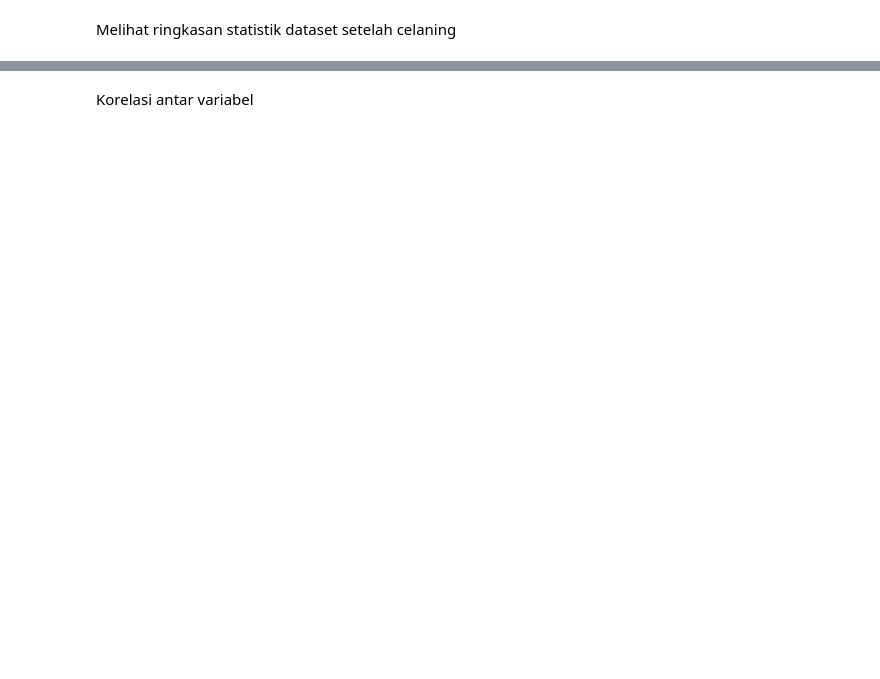
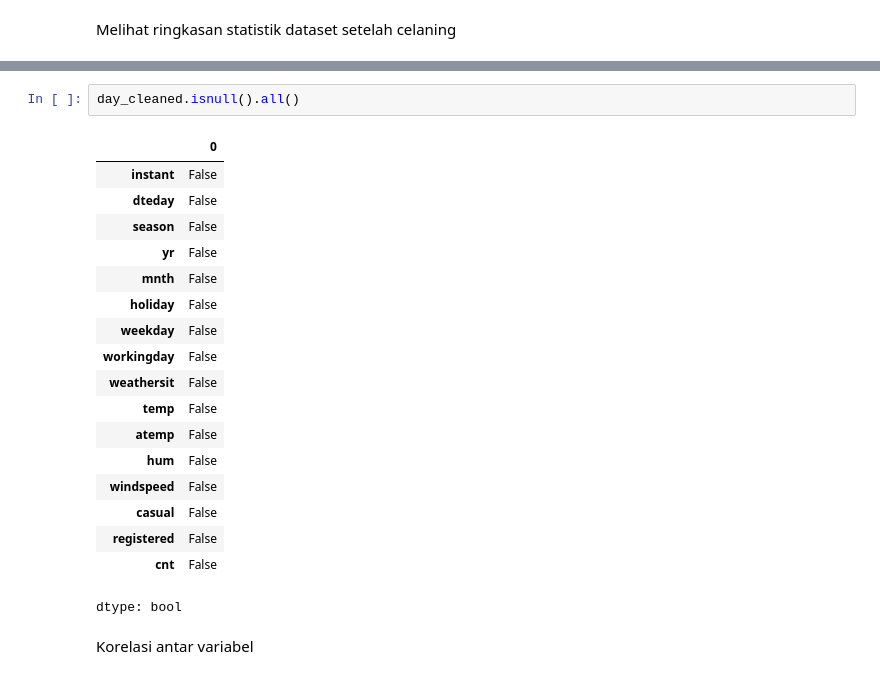
Before and after one commit to lisnarahma/Submission, a Jupyter notebook: notebook.ipynb, the cells around one changed output, grey strips where cells are left out. Saved outputs shown, nothing was run; the diff lists cells and outputs as text; blank space fills up the shorter version.

```diff
--- a/notebook.ipynb
+++ b/notebook.ipynb
@@ -206,2 +209,23 @@ print(df_cleaned.info())
+# %%
+day_cleaned.isnull().all()
+# %% [output]
+|  | 0 |
+| instant | False |
+| dteday | False |
+| season | False |
+| yr | False |
+| mnth | False |
+| holiday | False |
+| weekday | False |
+| workingday | False |
+| weathersit | False |
+| temp | False |
+| atemp | False |
+| hum | False |
+| windspeed | False |
+| casual | False |
+| registered | False |
+| cnt | False |
+dtype: bool
 # %% [markdown]
 Korelasi antar variabel
```
Also changed, not shown: parts of 11 cells of this notebook.
